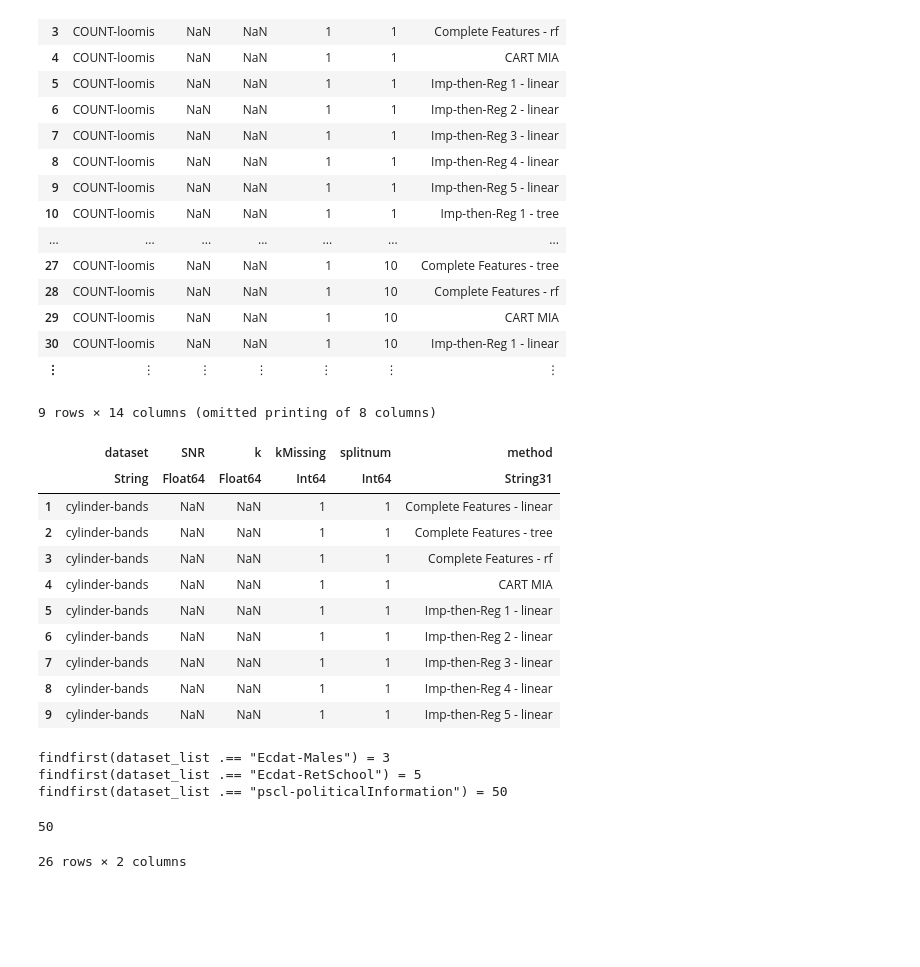
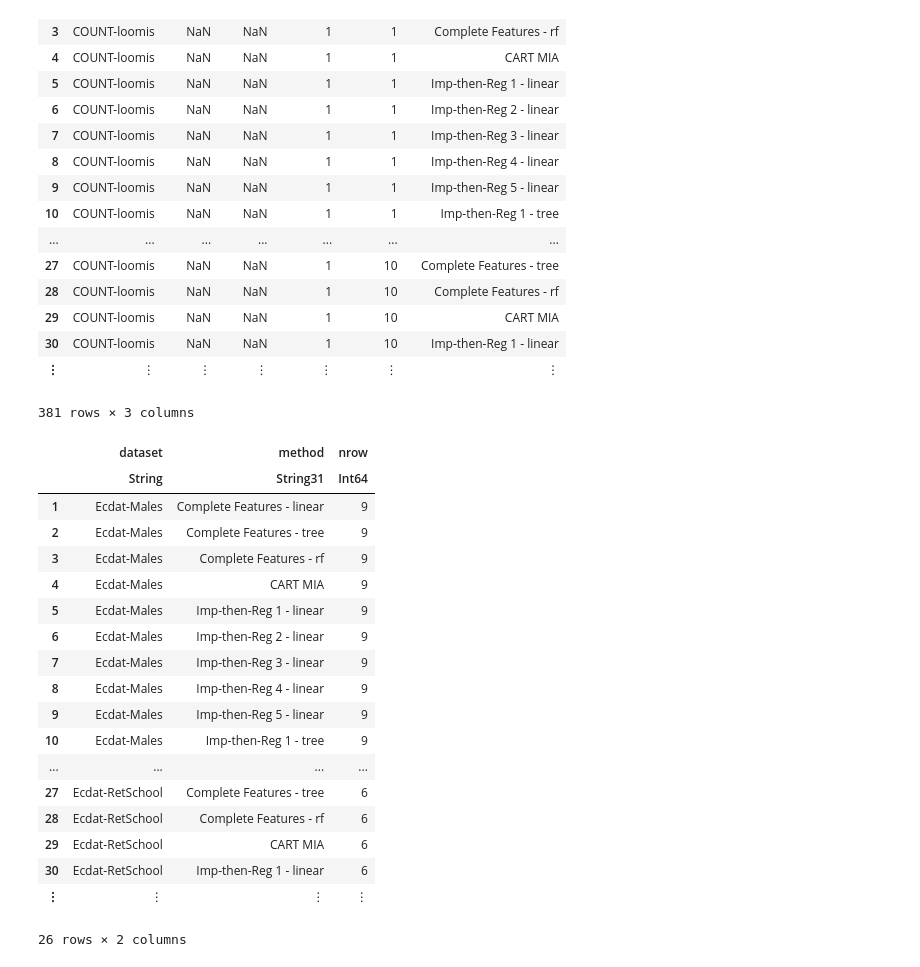
Before and after one commit to adelarue/PMD, a Jupyter notebook: results/Compile results together.ipynb, the cells around one changed output. Cells and saved outputs as stored; diff of their text form; code cells hidden in the pictures; blank space fills up the shorter version.

```diff
--- a/results/Compile results together.ipynb
+++ b/results/Compile results together.ipynb
@@ -53,32 +55,28 @@ res = CSV.read("realy/"*"FINAL_results.csv", DataFrame)
 | 29 | COUNT-loomis | NaN | NaN | 1 | 10 | CART MIA |
 | 30 | COUNT-loomis | NaN | NaN | 1 | 10 | Imp-then-Reg 1 - linear |
 | ⋮ | ⋮ | ⋮ | ⋮ | ⋮ | ⋮ | ⋮ |
-# %%
-filter(t -> t[:dataset] == "cylinder-bands", res)
-# %% [output]
-9 rows × 14 columns (omitted printing of 8 columns)
-|  | dataset | SNR | k | kMissing | splitnum | method |
-|  | String | Float64 | Float64 | Int64 | Int64 | String31 |
-| 1 | cylinder-bands | NaN | NaN | 1 | 1 | Complete Features - linear |
-| 2 | cylinder-bands | NaN | NaN | 1 | 1 | Complete Features - tree |
-| 3 | cylinder-bands | NaN | NaN | 1 | 1 | Complete Features - rf |
-| 4 | cylinder-bands | NaN | NaN | 1 | 1 | CART MIA |
-| 5 | cylinder-bands | NaN | NaN | 1 | 1 | Imp-then-Reg 1 - linear |
-| 6 | cylinder-bands | NaN | NaN | 1 | 1 | Imp-then-Reg 2 - linear |
-| 7 | cylinder-bands | NaN | NaN | 1 | 1 | Imp-then-Reg 3 - linear |
-| 8 | cylinder-bands | NaN | NaN | 1 | 1 | Imp-then-Reg 4 - linear |
-| 9 | cylinder-bands | NaN | NaN | 1 | 1 | Imp-then-Reg 5 - linear |
-# %%
-dataset_list = [d for d in readdir("../datasets/") if !startswith(d, ".")]
-sort!(dataset_list)
-@show findfirst(dataset_list .== "Ecdat-Males")
-@show findfirst(dataset_list .== "Ecdat-RetSchool")
-@show findfirst(dataset_list .== "pscl-politicalInformation")
-# %% [output]
-findfirst(dataset_list .== "Ecdat-Males") = 3
-findfirst(dataset_list .== "Ecdat-RetSchool") = 5
-findfirst(dataset_list .== "pscl-politicalInformation") = 50
-50
+# %%
+filter( t-> t[:nrow] < 10, combine(groupby(res, [:dataset, :method]), nrow))
+# %% [output]
+381 rows × 3 columns
+|  | dataset | method | nrow |
+|  | String | String31 | Int64 |
+| 1 | Ecdat-Males | Complete Features - linear | 9 |
+| 2 | Ecdat-Males | Complete Features - tree | 9 |
+| 3 | Ecdat-Males | Complete Features - rf | 9 |
+| 4 | Ecdat-Males | CART MIA | 9 |
+| 5 | Ecdat-Males | Imp-then-Reg 1 - linear | 9 |
+| 6 | Ecdat-Males | Imp-then-Reg 2 - linear | 9 |
+| 7 | Ecdat-Males | Imp-then-Reg 3 - linear | 9 |
+| 8 | Ecdat-Males | Imp-then-Reg 4 - linear | 9 |
+| 9 | Ecdat-Males | Imp-then-Reg 5 - linear | 9 |
+| 10 | Ecdat-Males | Imp-then-Reg 1 - tree | 9 |
+| ... | ... | ... | ... |
+| 27 | Ecdat-RetSchool | Complete Features - tree | 6 |
+| 28 | Ecdat-RetSchool | Complete Features - rf | 6 |
+| 29 | Ecdat-RetSchool | CART MIA | 6 |
+| 30 | Ecdat-RetSchool | Imp-then-Reg 1 - linear | 6 |
+| ⋮ | ⋮ | ⋮ | ⋮ |
 # %%
 unique(filter( t-> t[:nrow] < 10, combine(groupby(res, [:dataset, :method]), nrow))[:,[:dataset, :nrow]])
 # %% [output]
```
Also changed, not shown: parts of 11 cells of this notebook, 4 other files.
